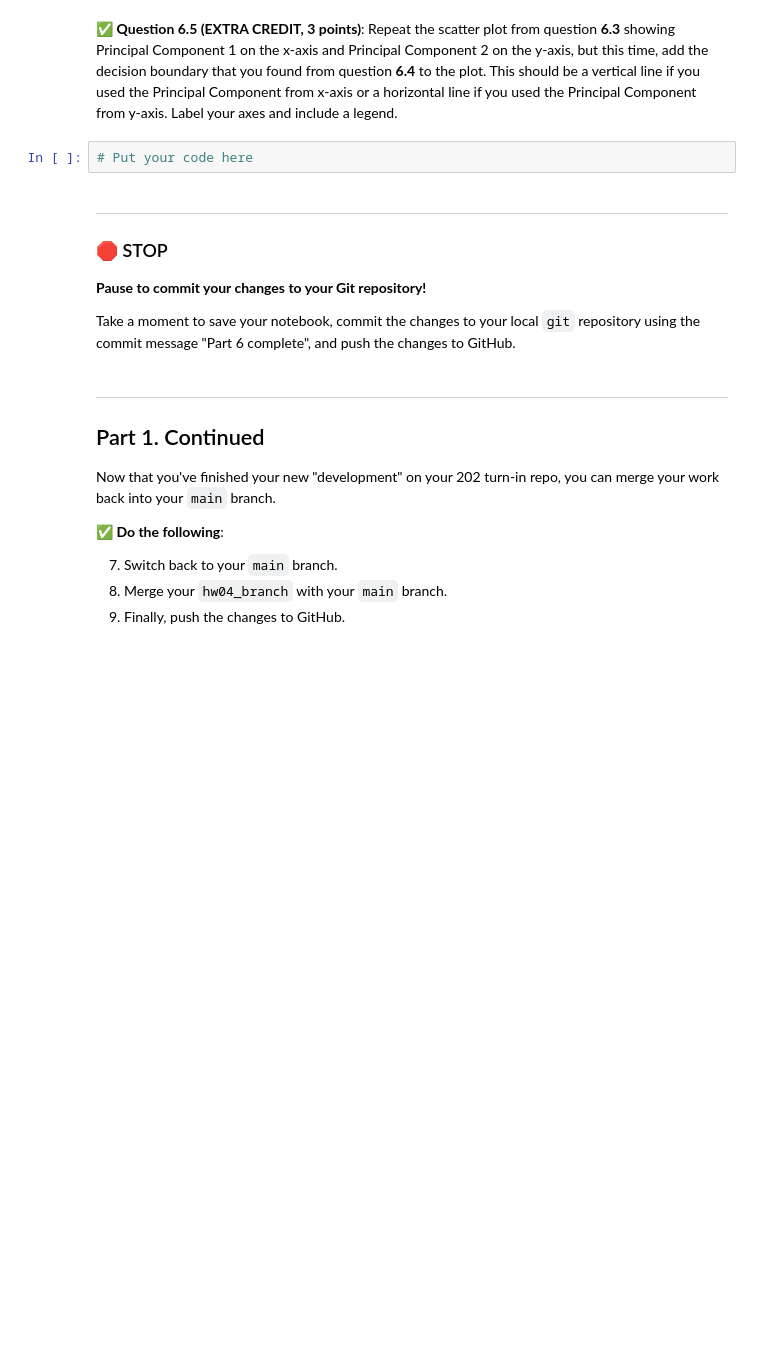
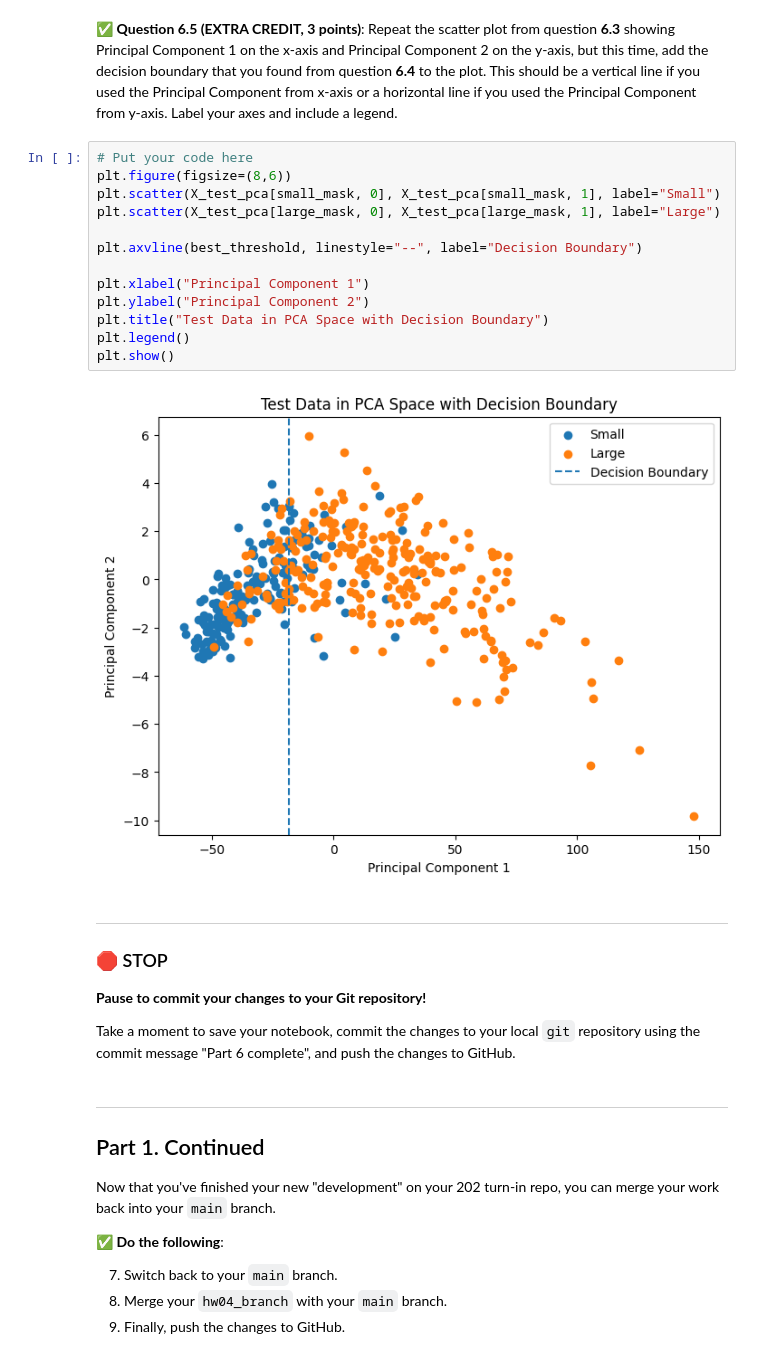
Before and after one commit to Nicolas0622/cmse202-s26-turnin, a Jupyter notebook: hw-04/HW-04_RegressionClassification-STUDENT.ipynb, the cells around one changed output. Drawn from its saved outputs; the diff is of its cells as text; blank space fills up the shorter version.

```diff
--- a/hw-04/HW-04_RegressionClassification-STUDENT.ipynb
+++ b/hw-04/HW-04_RegressionClassification-STUDENT.ipynb
@@ -519,7 +624,20 @@ Some notes:
 # %% [markdown]
 &#9989;  **Question 6.5 (EXTRA CREDIT, 3 points)**: Repeat the scatter plot from question **6.3** showing Principal Component 1 on the x-axis and Principal Component 2 on the y-axis, but this time, add the decision boundary that you found from question **6.4** to the plot.  This should be a vertical line if you used the Principal Component from x-axis or a horizontal line if you used the Principal Component from y-axis.  Label your axes and include a legend.
-# %%
-# Put your code here
+# %%
+# Put your code here
+plt.figure(figsize=(8,6))
+plt.scatter(X_test_pca[small_mask, 0], X_test_pca[small_mask, 1], label="Small")
+plt.scatter(X_test_pca[large_mask, 0], X_test_pca[large_mask, 1], label="Large")
+
+plt.axvline(best_threshold, linestyle="--", label="Decision Boundary")
+
+plt.xlabel("Principal Component 1")
+plt.ylabel("Principal Component 2")
+plt.title("Test Data in PCA Space with Decision Boundary")
+plt.legend()
+plt.show()
+# %% [output]
+[figure, added]
 # %% [markdown]
 ---
 ### &#128721; STOP
```
Also changed, not shown: parts of 13 cells of this notebook.
